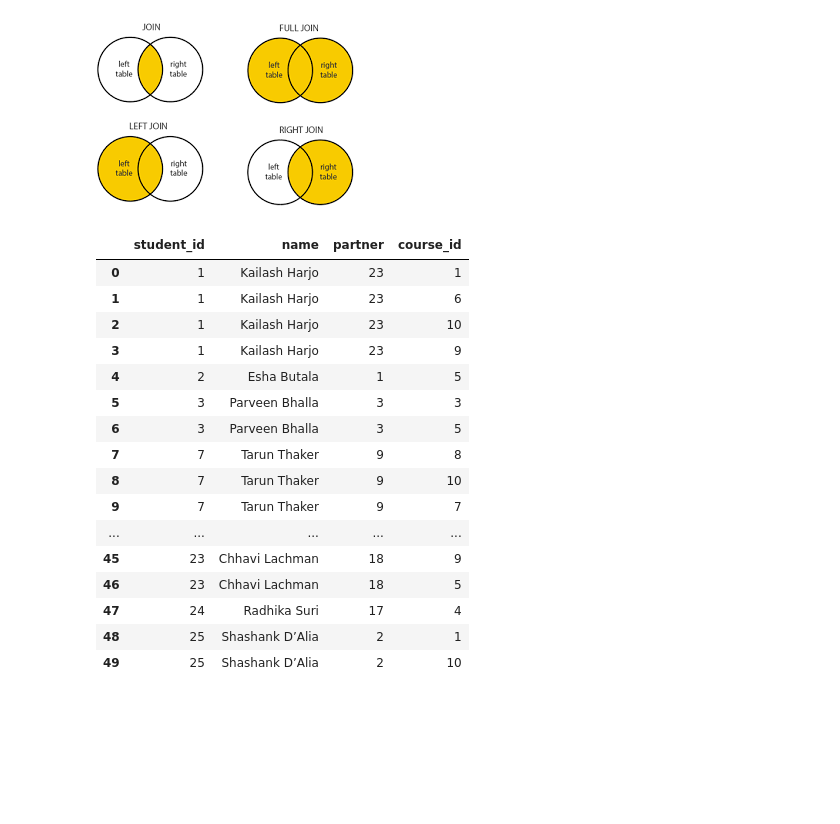
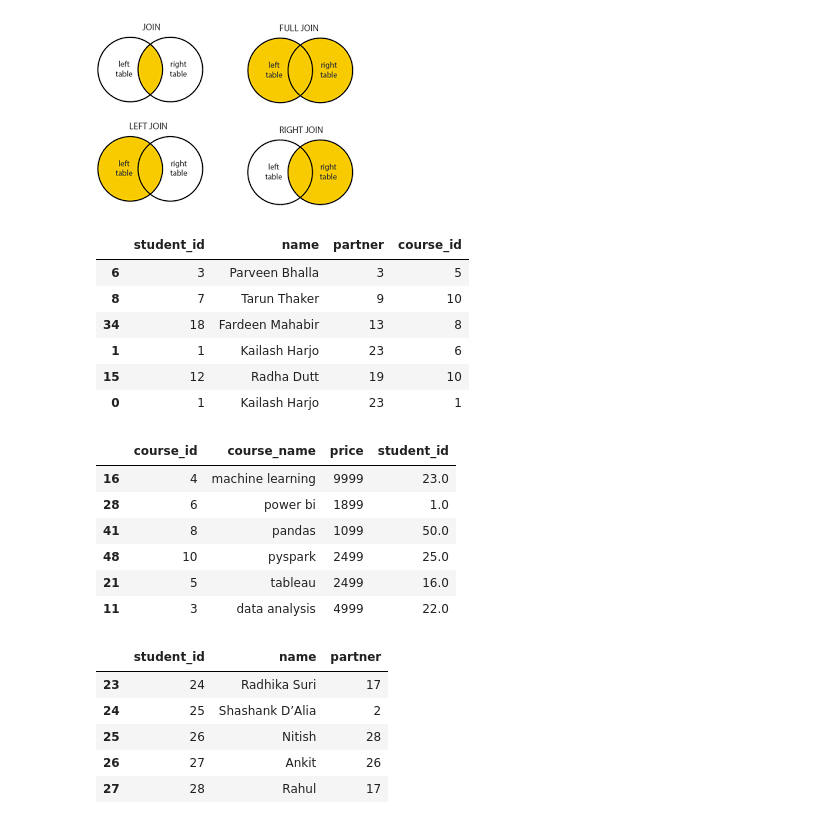
Before and after one commit to rushipatil1808/Python_Libraries, a Jupyter notebook: Pandas/Merg_Join_Concate.ipynb, the cells around one changed output. Saved outputs shown, nothing was run; the diff lists cells and outputs as text; code cells hidden in the pictures; blank space fills up the shorter version.

Commit message:
Updated merge join and concatenate notebook

```diff
--- a/Pandas/Merg_Join_Concate.ipynb
+++ b/Pandas/Merg_Join_Concate.ipynb
@@ -64,24 +64,23 @@ Inner Join,Left Join, right Join ,outer join
 ![image.png](attachment:image.png)
 # %%
 #inner join
-student.merge(reg,how='inner',on='student_id')
+student.merge(reg,how='inner',on='student_id').sample(6)
 # %% [output]
 |  | student_id | name | partner | course_id |
+| 6 | 3 | Parveen Bhalla | 3 | 5 |
+| 8 | 7 | Tarun Thaker | 9 | 10 |
+| 34 | 18 | Fardeen Mahabir | 13 | 8 |
+| 1 | 1 | Kailash Harjo | 23 | 6 |
+| 15 | 12 | Radha Dutt | 19 | 10 |
 | 0 | 1 | Kailash Harjo | 23 | 1 |
-| 1 | 1 | Kailash Harjo | 23 | 6 |
-| 2 | 1 | Kailash Harjo | 23 | 10 |
-| 3 | 1 | Kailash Harjo | 23 | 9 |
-| 4 | 2 | Esha Butala | 1 | 5 |
-| 5 | 3 | Parveen Bhalla | 3 | 3 |
-| 6 | 3 | Parveen Bhalla | 3 | 5 |
-| 7 | 7 | Tarun Thaker | 9 | 8 |
-| 8 | 7 | Tarun Thaker | 9 | 10 |
-| 9 | 7 | Tarun Thaker | 9 | 7 |
-| ... | ... | ... | ... | ... |
-| 45 | 23 | Chhavi Lachman | 18 | 9 |
-| 46 | 23 | Chhavi Lachman | 18 | 5 |
-| 47 | 24 | Radhika Suri | 17 | 4 |
-| 48 | 25 | Shashank D’Alia | 2 | 1 |
-| 49 | 25 | Shashank D’Alia | 2 | 10 |
 # %%
 #left Join
+courses.merge(reg,how='left',on='course_id').sample(6)
+# %% [output]
+|  | course_id | course_name | price | student_id |
+| 16 | 4 | machine learning | 9999 | 23.0 |
+| 28 | 6 | power bi | 1899 | 1.0 |
+| 41 | 8 | pandas | 1099 | 50.0 |
+| 48 | 10 | pyspark | 2499 | 25.0 |
+| 21 | 5 | tableau | 2499 | 16.0 |
+| 11 | 3 | data analysis | 4999 | 22.0 |
@@ -87,0 +101,9 @@ student.merge(reg,how='inner',on='student_id')
+# %%
+student.tail()
+# %% [output]
+|  | student_id | name | partner |
+| 23 | 24 | Radhika Suri | 17 |
+| 24 | 25 | Shashank D’Alia | 2 |
+| 25 | 26 | Nitish | 28 |
+| 26 | 27 | Ankit | 26 |
+| 27 | 28 | Rahul | 17 |
```
Also changed, not shown: parts of 5 cells of this notebook.
